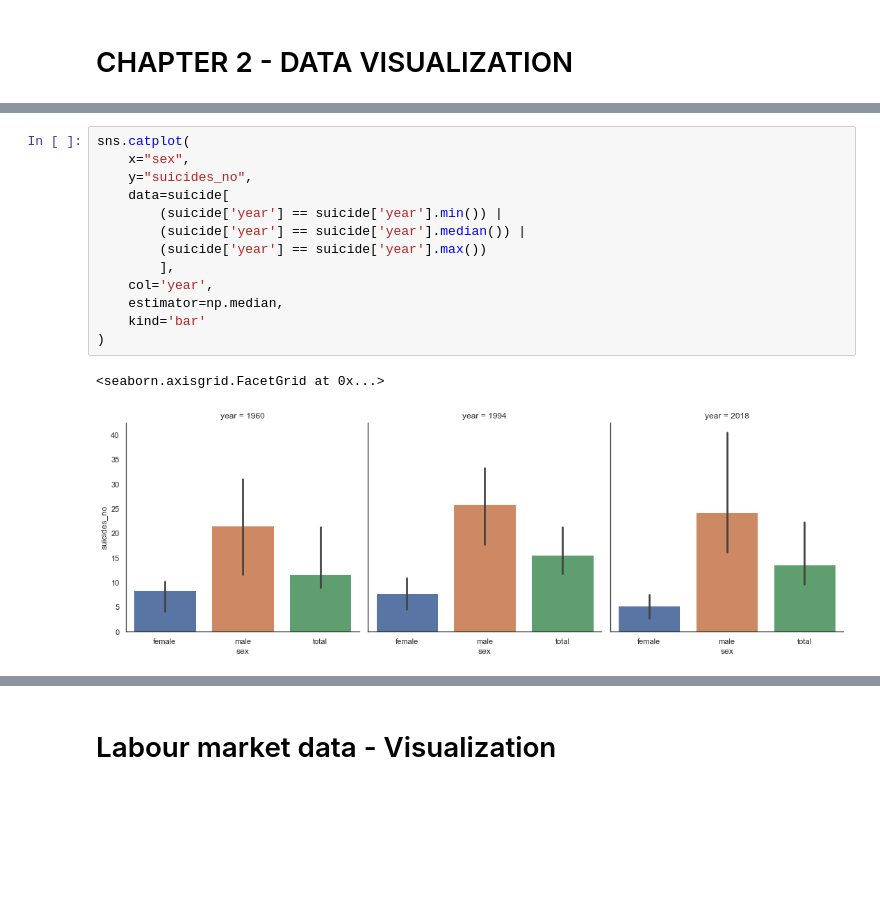
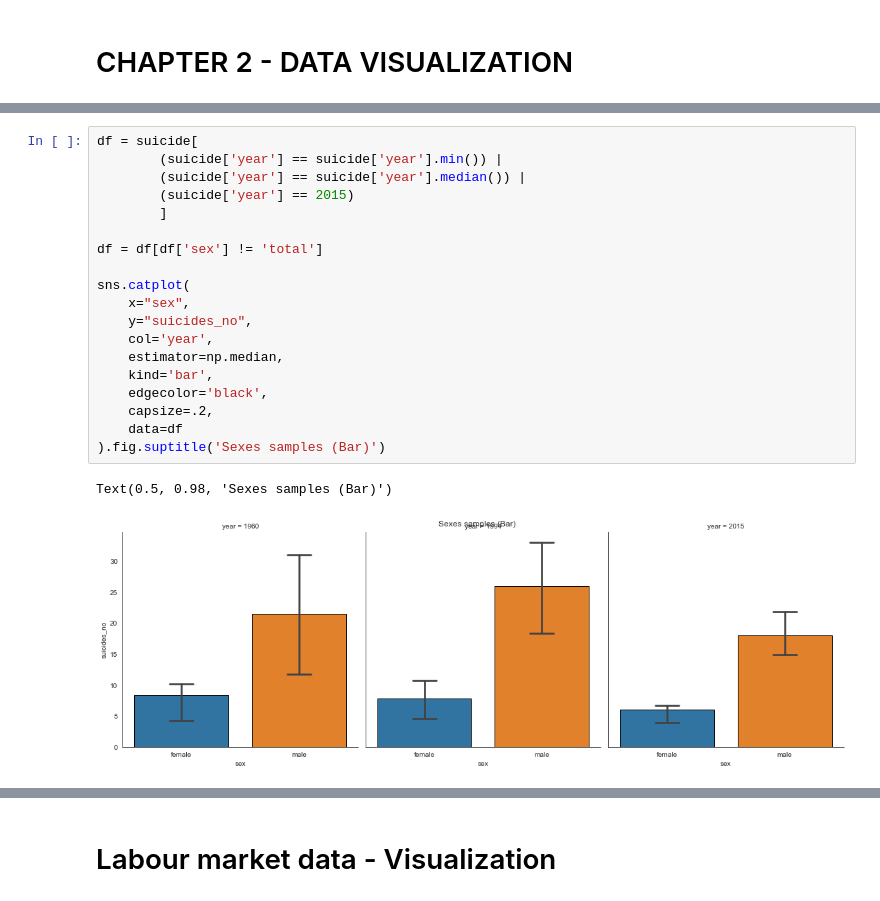
Before and after one commit to iberius96/Python-Suicides-Europe, a Jupyter notebook: main.ipynb, the cells around one changed output, grey strips where cells are left out. Drawn from its saved outputs; the diff is of its cells as text; blank space fills up the shorter version.

```diff
--- a/main.ipynb
+++ b/main.ipynb
@@ -562,16 +639,22 @@ Fortunately, in this project we are more interested in analyzing the correlation
 # %%
+df = suicide[
+        (suicide['year'] == suicide['year'].min()) |
+        (suicide['year'] == suicide['year'].median()) |
+        (suicide['year'] == 2015)
+        ]
+
+df = df[df['sex'] != 'total']
+
 sns.catplot(
     x="sex",
     y="suicides_no",
-    data=suicide[
-        (suicide['year'] == suicide['year'].min()) |
-        (suicide['year'] == suicide['year'].median()) |
-        (suicide['year'] == suicide['year'].max())
-        ],
     col='year',
     estimator=np.median,
-    kind='bar'
-)
+    kind='bar',
+    edgecolor='black',
+    capsize=.2,
+    data=df
+).fig.suptitle('Sexes samples (Bar)')
 # %% [output]
-<seaborn.axisgrid.FacetGrid at 0x...>
+Text(0.5, 0.98, 'Sexes samples (Bar)')
-[figure, old version]
+[figure, new version]
```
Also changed, not shown: parts of 41 cells of this notebook.
